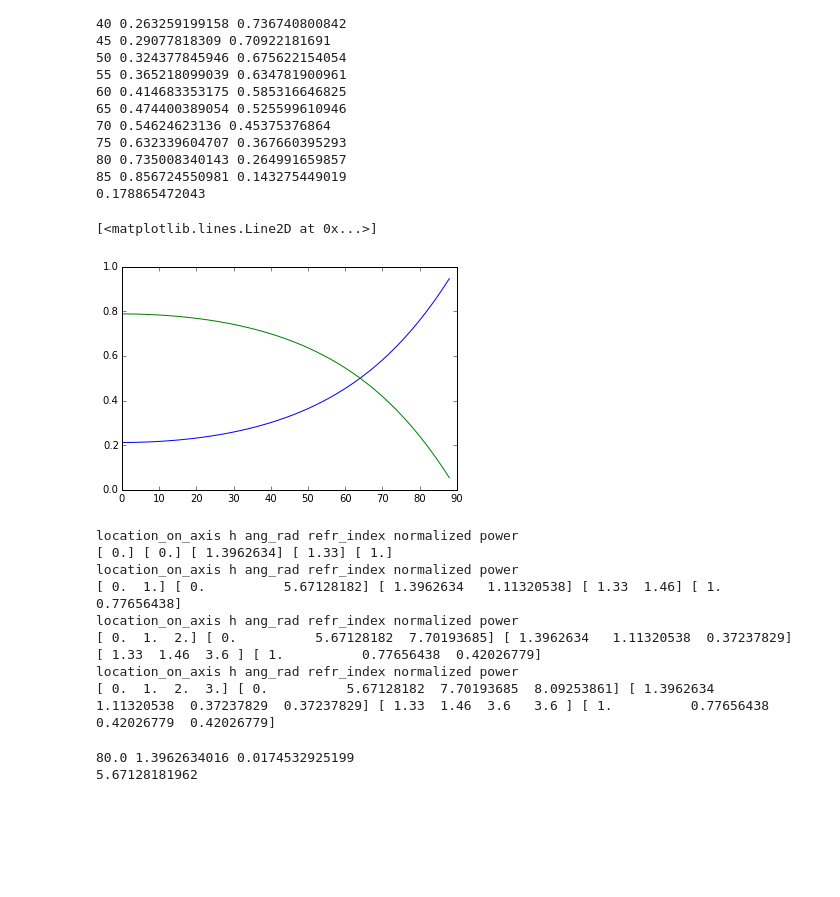
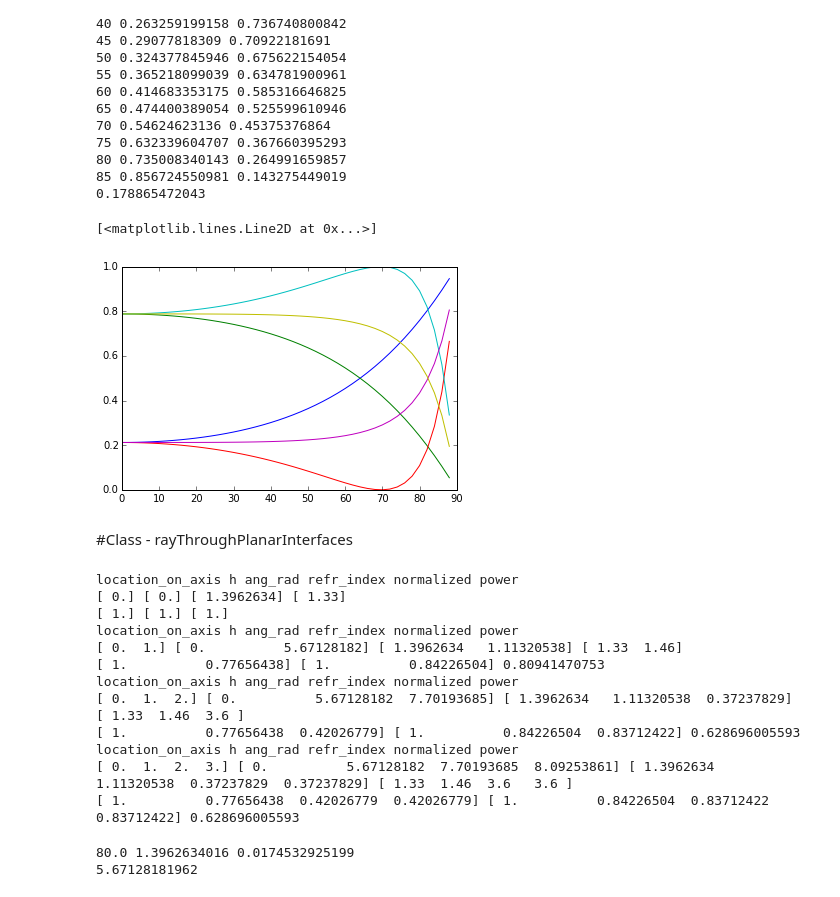
Before and after one commit to eelcodijkstra/teststuff, a Jupyter notebook: ray_trace/150307_try_rigorous_ray_tracing.ipynb, the cells around one changed output. Drawn from its saved outputs; the diff is of its cells as text; code cells hidden in the pictures; blank space fills up the shorter version.

```diff
--- a/ray_trace/150307_try_rigorous_ray_tracing.ipynb
+++ b/ray_trace/150307_try_rigorous_ray_tracing.ipynb
@@ -25,6 +55,23 @@ def reflectance_TE(angle1, n1, n2):
 def transmittance_TE(angle1, n1, n2):
     return 1.0 - reflectance_TE(angle1, n1, n2)
 
+def reflectance_TM(angle1, n1, n2):
+    angle2 = theta2_from_Snells_law(angle1, n1, n2)
+    temp = n1*np.cos(angle2) - n2*np.cos(angle1)
+    temp = temp / (n1*np.cos(angle2) + n2*np.cos(angle1))
+    return temp**2
+
+def transmittance_TM(angle1, n1, n2):
+    return 1.0 - reflectance_TM(angle1, n1, n2)
+
+def reflectance_Unpol(angle1, n1, n2):
+    rTE = reflectance_TE(angle1, n1, n2)
+    rTM = reflectance_TM(angle1, n1, n2)
+    return 0.5 * (rTE + rTM)
+
+def transmittance_Unpol(angle1, n1, n2):
+    return 1.0 - reflectance_Unpol(angle1, n1, n2)
+
 n1 = 1.46
 n2 = 3.6
 for angle in range(0,90,5):
@@ -53,19 +100,33 @@ print( ( (n1-n2) / (n1+n2))**2 )
 # %%
 n1 = 1.33
 n2 = 3.6
 angles = []
-R = []
-T = []
+R_TE = []
+T_TE = []
+R_TM = []
+T_TM = []
+R_Unpol = []
+T_Unpol = []
 for angle in range(0,90,2):
     angles = np.append(angles, angle)
-    R = np.append(R, reflectance_TE(angle*degtorad, n1, n2))
-    T = np.append(T, transmittance_TE(angle*degtorad, n1, n2))
+    R_TE = np.append(R_TE, reflectance_TE(angle*degtorad, n1, n2))
+    T_TE = np.append(T_TE, transmittance_TE(angle*degtorad, n1, n2))
+    R_TM = np.append(R_TM, reflectance_TM(angle*degtorad, n1, n2))
+    T_TM = np.append(T_TM, transmittance_TM(angle*degtorad, n1, n2))
+    R_Unpol = np.append(R_Unpol, reflectance_Unpol(angle*degtorad, n1, n2))
+    T_Unpol = np.append(T_Unpol, transmittance_Unpol(angle*degtorad, n1, n2))
 fig, ax = plt.subplots(1,1)
-ax.plot(angles, R)
-ax.plot(angles, T)
+ax.plot(angles, R_TE)
+ax.plot(angles, T_TE)
+ax.plot(angles, R_TM)
+ax.plot(angles, T_TM)
+ax.plot(angles, R_Unpol)
+ax.plot(angles, T_Unpol)
 # %% [output]
 [<matplotlib.lines.Line2D at 0x...>]
-[figure, old version]
+[figure, new version]
+# %% [markdown]
+#Class - rayThroughPlanarInterfaces
 # %%
 class rayThroughPlanarInterfaces():
 
@@ -74,12 +135,18 @@ class rayThroughPlanarInterfaces():
         self.ang_rad = np.array([angle_rad])
         self.refr_index = np.array([refr_index])
         self.location_on_axis = np.array([start_location_on_axis])
-        self.normpower_in_ray = np.array([1.0])
+        self.normpower_in_rayTE = np.array([1.0])
+        self.normpower_in_rayTM = np.array([1.0])
+        self.normpower_in_rayUnpol = np.array([1.0])
 
     def propagate_to_and_thru_new_surface(self,l,new_refr_index):
-        self.normpower_in_ray = np.append(self.normpower_in_ray,
-                                          self.normpower_in_ray[-1] *
+        self.normpower_in_rayTE = np.append(self.normpower_in_rayTE,
+                                          self.normpower_in_rayTE[-1] *
                                           transmittance_TE(self.ang_rad[-1],self.refr_index[-1],new_refr_index))
+        self.normpower_in_rayTM = np.append(self.normpower_in_rayTM,
+                                          self.normpower_in_rayTM[-1] *
+                                          transmittance_TM(self.ang_rad[-1],self.refr_index[-1],new_refr_index))
+        self.normpower_in_rayUnpol = 0.5 * (self.normpower_in_rayTE[-1] + self.normpower_in_rayTM[-1])
         self.location_on_axis = np.append(self.location_on_axis, self.location_on_axis[-1] + l)
         delta_h = l*np.tan(self.ang_rad[-1])
         self.h = np.append(self.h, self.h[-1] + delta_h)
@@ -89,9 +156,13 @@ class rayThroughPlanarInterfaces():
 
     def print_values(self):
         print('location_on_axis', 'h', 'ang_rad', 'refr_index', 'normalized power')
-        print(self.location_on_axis, self.h, self.ang_rad, self.refr_index, self.normpower_in_ray)
+        print(self.location_on_axis, self.h, self.ang_rad, self.refr_index)
+        print(self.normpower_in_rayTE, self.normpower_in_rayTM, self.normpower_in_rayUnpol)
 
-test = rayThroughPlanarInterfaces(ray_dist_from_axis=0.0, angle_rad=80.0*degtorad, refr_index=1.33, start_location_on_axis=0.0)
+test = rayThroughPlanarInterfaces(ray_dist_from_axis=0.0,
+                                  angle_rad=80.0*degtorad,
+                                  refr_index=1.33,
+                                  start_location_on_axis=0.0)
 test.print_values()
 test.propagate_to_and_thru_new_surface(1, 1.46)
 test.print_values()
@@ -101,13 +172,17 @@ test.propagate_to_and_thru_new_surface(1, 3.6)
 test.print_values()
 # %% [output]
 location_on_axis h ang_rad refr_index normalized power
-[ 0.] [ 0.] [ 1.3962634] [ 1.33] [ 1.]
+[ 0.] [ 0.] [ 1.3962634] [ 1.33]
+[ 1.] [ 1.] [ 1.]
 location_on_axis h ang_rad refr_index normalized power
-[ 0.  1.] [ 0.          5.67128182] [ 1.3962634   1.11320538] [ 1.33  1.46] [ 1.          0.77656438]
+[ 0.  1.] [ 0.          5.67128182] [ 1.3962634   1.11320538] [ 1.33  1.46]
+[ 1.          0.77656438] [ 1.          0.84226504] 0.80941470753
 location_on_axis h ang_rad refr_index normalized power
-[ 0.  1.  2.] [ 0.          5.67128182  7.70193685] [ 1.3962634   1.11320538  0.37237829] [ 1.33  1.46  3.6 ] [ 1.          0.77656438  0.42026779]
+[ 0.  1.  2.] [ 0.          5.67128182  7.70193685] [ 1.3962634   1.11320538  0.37237829] [ 1.33  1.46  3.6 ]
+[ 1.          0.77656438  0.42026779] [ 1.          0.84226504  0.83712422] 0.628696005593
 location_on_axis h ang_rad refr_index normalized power
-[ 0.  1.  2.  3.] [ 0.          5.67128182  7.70193685  8.09253861] [ 1.3962634   1.11320538  0.37237829  0.37237829] [ 1.33  1.46  3.6   3.6 ] [ 1.          0.77656438  0.42026779  0.42026779]
+[ 0.  1.  2.  3.] [ 0.          5.67128182  7.70193685  8.09253861] [ 1.3962634   1.11320538  0.37237829  0.37237829] [ 1.33  1.46  3.6   3.6 ]
+[ 1.          0.77656438  0.42026779  0.42026779] [ 1.          0.84226504  0.83712422  0.83712422] 0.628696005593
 # %%
 angle_deg = 80.0
 angle_rad = angle_deg * degtorad
```
Also changed, not shown: parts of 20 cells of this notebook.
